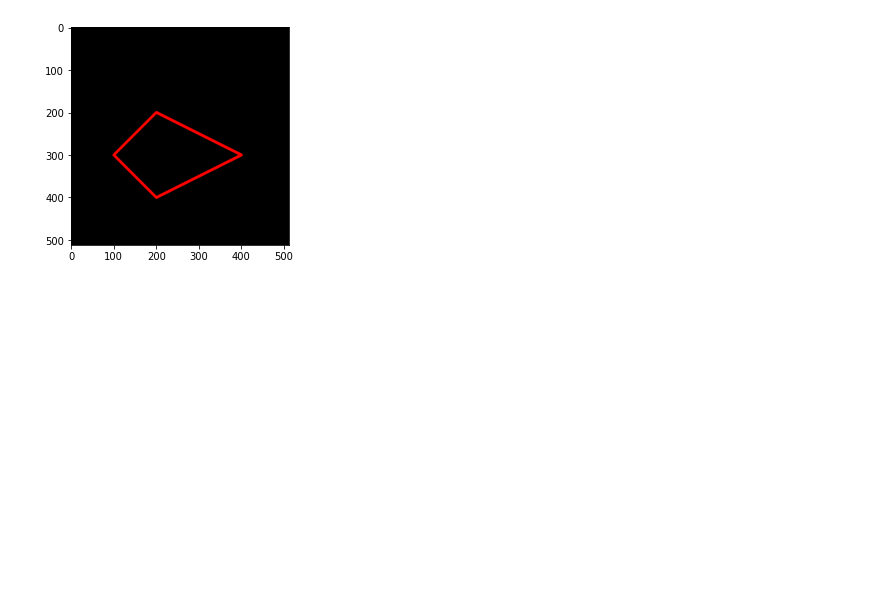
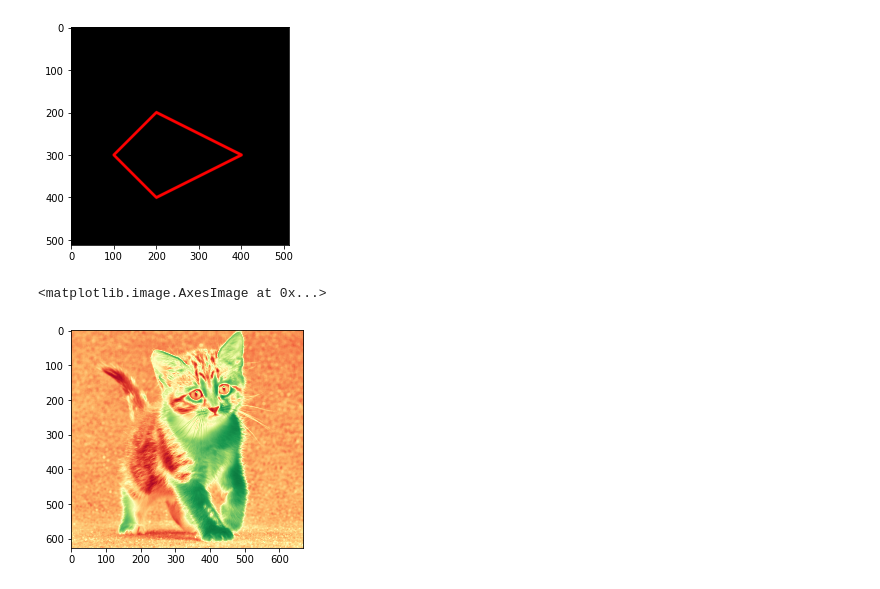
Before and after one commit to ilhamibrahim-id/PCVK_Genap_2022, a Jupyter notebook: Week2.ipynb, the cells around one changed output. Drawn from its saved outputs; the diff is of its cells as text; code cells hidden in the pictures; blank space fills up the shorter version.

```diff
--- a/Week2.ipynb
+++ b/Week2.ipynb
@@ -123,3 +123,8 @@ plt.imshow(black_img2)
 # %% [output]
 <matplotlib.image.AxesImage at 0x...>
 [figure]
+# %%
+plt.imshow(img_gray, cmap='RdYlGn')
+# %% [output]
+<matplotlib.image.AxesImage at 0x...>
+[figure, added]
```
Also changed, not shown: parts of 12 cells of this notebook.
